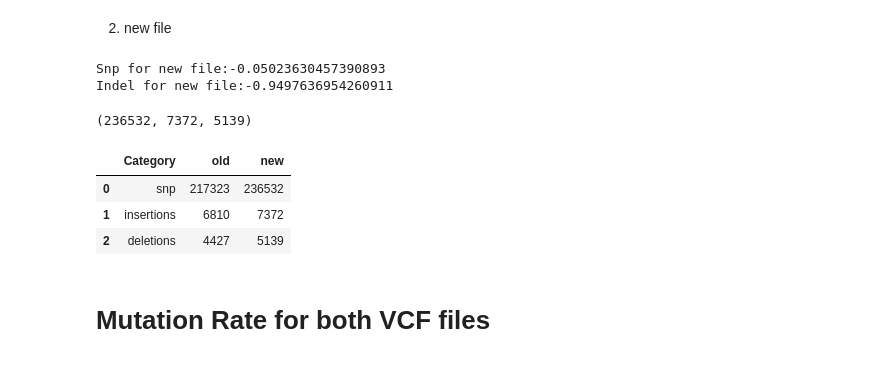
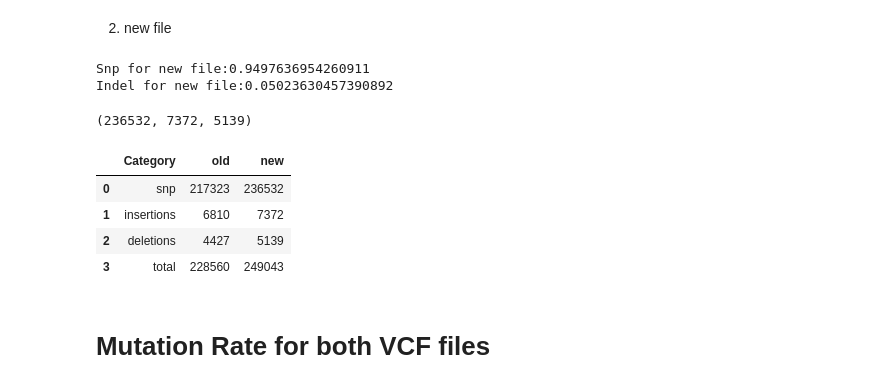
Before and after one commit to ajaltomare/NEAT, a Jupyter notebook: vcf_analysis/VCF_analysis.ipynb, the cells around one changed output. Saved outputs shown, nothing was run; the diff lists cells and outputs as text; code cells hidden in the pictures.

Commit message:
adding data for fasta analysis'

```diff
--- a/vcf_analysis/VCF_analysis.ipynb
+++ b/vcf_analysis/VCF_analysis.ipynb
@@ -119,29 +146,30 @@ for i in range(len(new_df)):
     if len(new_df.iloc[i][4]) > 1 or len(new_df.iloc[i][3]) > 1:
         indel_new += 1
 
-snp_new_value = snp_new/len(new_df) - 1
-indel_new_value = indel_new/len(new_df) - 1
+snp_new_value = snp_new/len(new_df)
+indel_new_value = indel_new/len(new_df)
 
-print("Snp for new file:" +str(snp_new/len(new_df) - 1))
-print("Indel for new file:" +str(indel_new/len(new_df) - 1))
+print("Snp for new file:" +str(snp_new_value))
+print("Indel for new file:" +str(indel_new_value))
 # %% [output]
-Snp for new file:-0.05023630457390893
-Indel for new file:-0.9497636954260911
+Snp for new file:0.9497636954260911
+Indel for new file:0.05023630457390892
 # %%
 snp_new, ins, d
 # %% [output]
 (236532, 7372, 5139)
 # %%
-data = {'Category':  ['snp', 'insertions', 'deletions'],
-        'old': [217323, 6810, 4427] , 'new' : [236532, 7372, 5139]
+data = {'Category':  ['snp', 'insertions', 'deletions', 'total'],
+        'old': [217323, 6810, 4427, 217323+6810+4427] , 'new' : [236532, 7372, 5139, 236532+7372+5139],
         }
 table = pd.DataFrame(data)
 table
 # %% [output]
 |  | Category | old | new |
 | 0 | snp | 217323 | 236532 |
 | 1 | insertions | 6810 | 7372 |
 | 2 | deletions | 4427 | 5139 |
+| 3 | total | 228560 | 249043 |
 # %% [markdown]
 # Mutation Rate for both VCF files
 # %%
```
Also changed, not shown: parts of 8 cells of this notebook, 3 other files.
